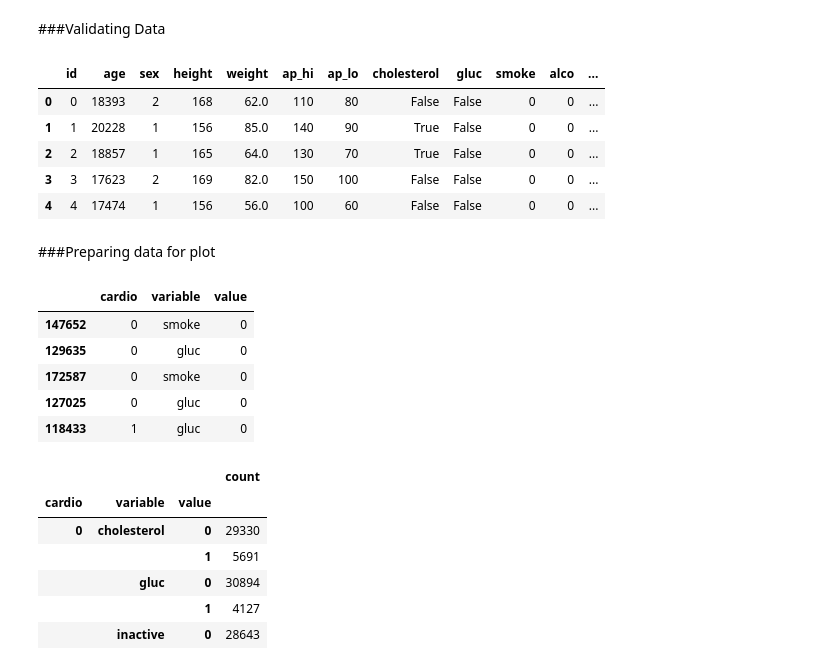
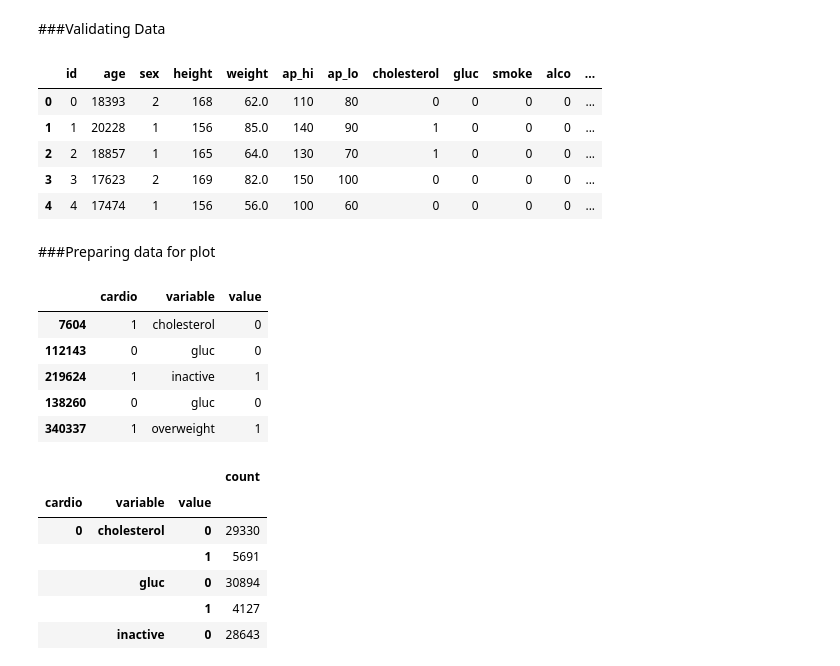
Before and after one commit to Ganushkevych/Medical_Data_Visualizer, a Jupyter notebook: Medical_Data_Visualizer.ipynb, the cells around one changed output. Drawn from its saved outputs; the diff is of its cells as text; code cells hidden in the pictures.

Commit message:
Fixed columns to int, add data clearing and heatmap visualization

```diff
--- a/Medical_Data_Visualizer.ipynb
+++ b/Medical_Data_Visualizer.ipynb
@@ -74,19 +74,19 @@ dtype: int64
 # %% [markdown]
 ###Validating Data
 # %%
-data['overweight'] = (data['weight'] / (data['height'] / 100)**2) > 25
-data['cholesterol'] = data['cholesterol'] != 1
-data['gluc'] = data['gluc'] != 1
-data['inactive'] = data['active'] != 1
+data['overweight'] = ((data['weight'] / (data['height'] / 100)**2) > 25).astype(int)
+data['cholesterol'] = (data['cholesterol'] != 1).astype(int)
+data['gluc'] = (data['gluc'] != 1).astype(int)
+data['inactive'] = (data['active'] != 1).astype(int)
 data = data.drop('active', axis=1)
 data.head()
 # %% [output]
 |  | id | age | sex | height | weight | ap_hi | ap_lo | cholesterol | gluc | smoke | alco | ... |
-| 0 | 0 | 18393 | 2 | 168 | 62.0 | 110 | 80 | False | False | 0 | 0 | ... |
-| 1 | 1 | 20228 | 1 | 156 | 85.0 | 140 | 90 | True | False | 0 | 0 | ... |
-| 2 | 2 | 18857 | 1 | 165 | 64.0 | 130 | 70 | True | False | 0 | 0 | ... |
-| 3 | 3 | 17623 | 2 | 169 | 82.0 | 150 | 100 | False | False | 0 | 0 | ... |
-| 4 | 4 | 17474 | 1 | 156 | 56.0 | 100 | 60 | False | False | 0 | 0 | ... |
+| 0 | 0 | 18393 | 2 | 168 | 62.0 | 110 | 80 | 0 | 0 | 0 | 0 | ... |
+| 1 | 1 | 20228 | 1 | 156 | 85.0 | 140 | 90 | 1 | 0 | 0 | 0 | ... |
+| 2 | 2 | 18857 | 1 | 165 | 64.0 | 130 | 70 | 1 | 0 | 0 | 0 | ... |
+| 3 | 3 | 17623 | 2 | 169 | 82.0 | 150 | 100 | 0 | 0 | 0 | 0 | ... |
+| 4 | 4 | 17474 | 1 | 156 | 56.0 | 100 | 60 | 0 | 0 | 0 | 0 | ... |
 # %% [markdown]
 ###Preparing data for plot
 # %%
@@ -95,11 +95,11 @@ data_melt = data.melt(id_vars='cardio', value_vars=cardio_factor_columns)
 data_melt.sample(5)
 # %% [output]
 |  | cardio | variable | value |
-| 147652 | 0 | smoke | 0 |
-| 129635 | 0 | gluc | 0 |
-| 172587 | 0 | smoke | 0 |
-| 127025 | 0 | gluc | 0 |
-| 118433 | 1 | gluc | 0 |
+| 7604 | 1 | cholesterol | 0 |
+| 112143 | 0 | gluc | 0 |
+| 219624 | 1 | inactive | 1 |
+| 138260 | 0 | gluc | 0 |
+| 340337 | 1 | overweight | 1 |
 # %%
 data_grouped = data_melt.groupby(['cardio', 'variable']).value_counts()
 data_grouped
```
Also changed, not shown: parts of 5 cells of this notebook.
